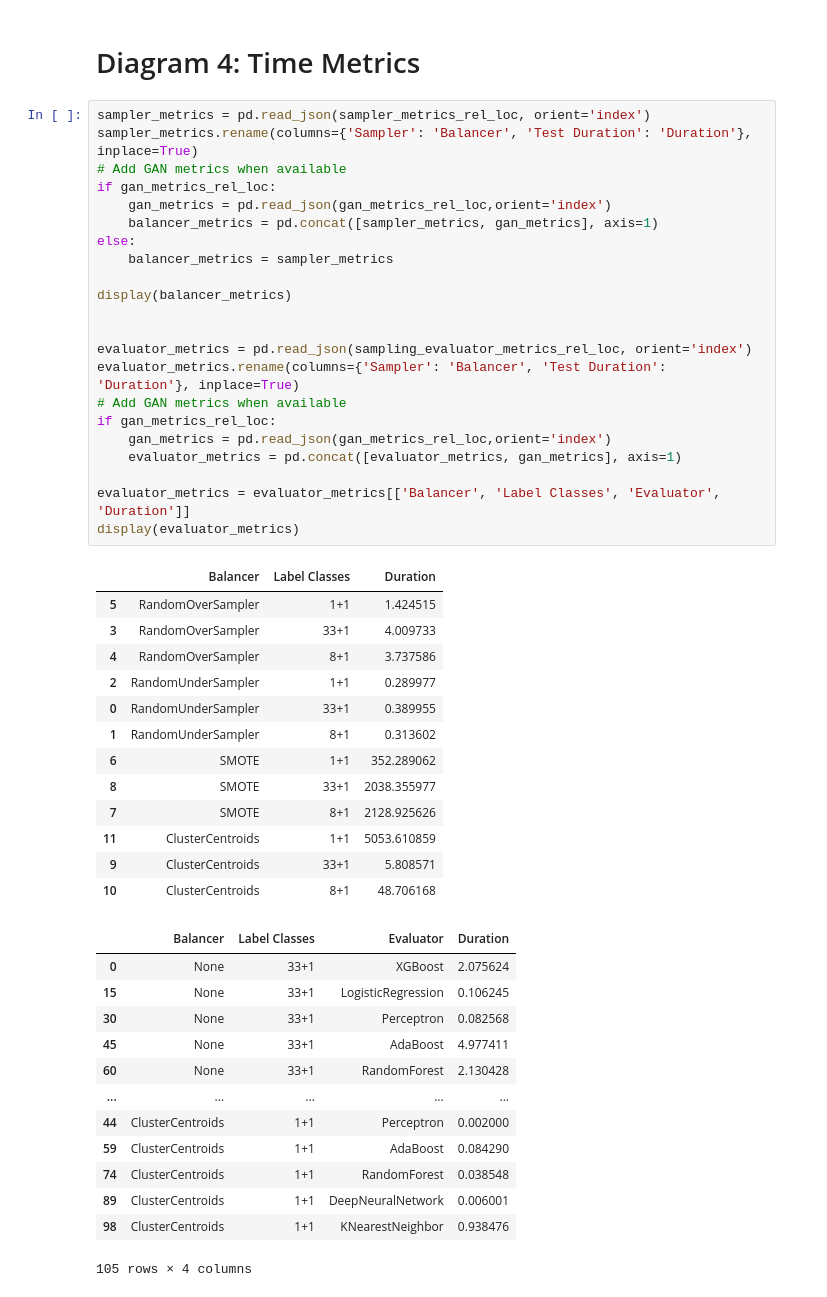
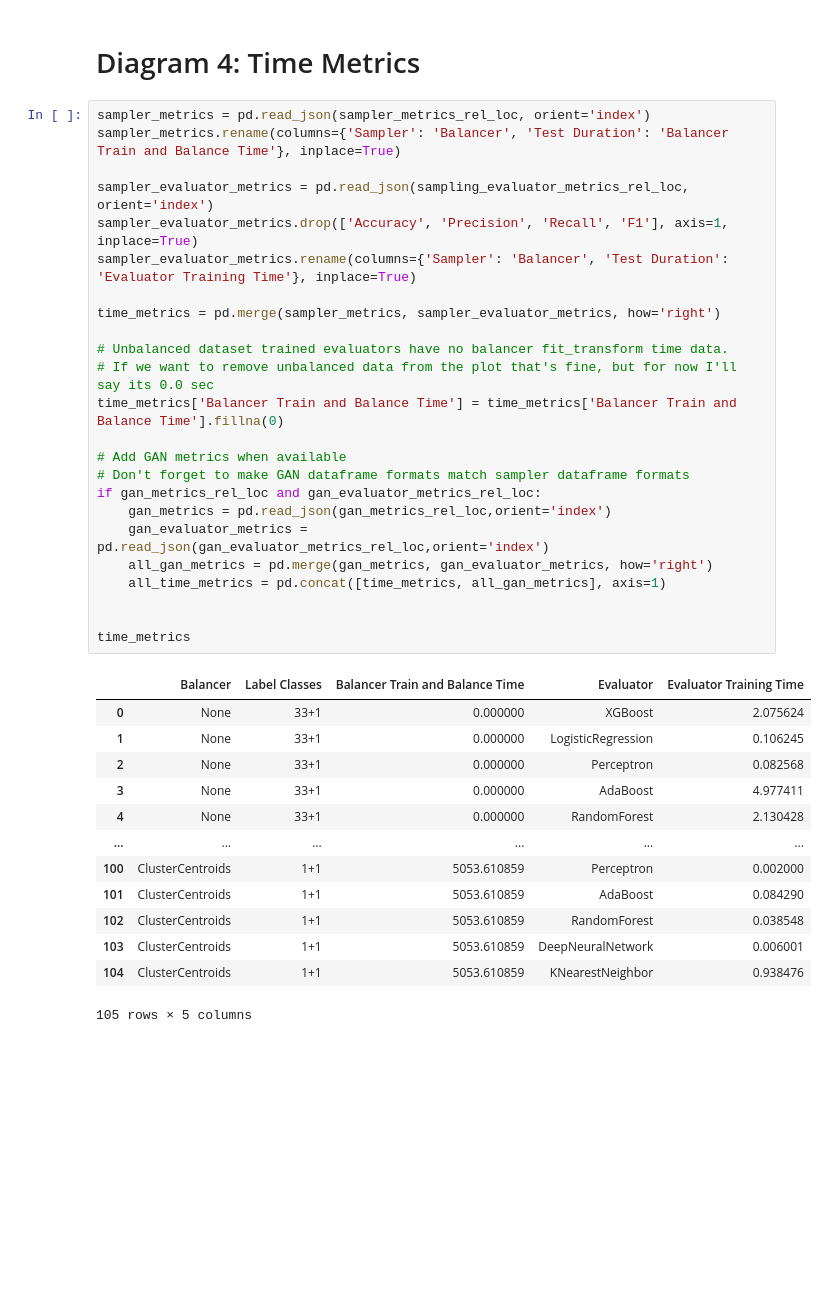
Before and after one commit to Keko787/Generating-a-Balanced-IoT-Cyber-Attack-Dataset-with-GAN-COIL-Collaboration-, a Jupyter notebook: graphs/results.ipynb, the cells around one changed output. Cells and saved outputs as stored; diff of their text form; blank space fills up the shorter version.

```diff
--- a/graphs/results.ipynb
+++ b/graphs/results.ipynb
@@ -168,50 +167,39 @@ for label_class in ['33+1', '7+1', '1+1']:
 # Diagram 4: Time Metrics
 # %%
 sampler_metrics = pd.read_json(sampler_metrics_rel_loc, orient='index')
-sampler_metrics.rename(columns={'Sampler': 'Balancer', 'Test Duration': 'Duration'}, inplace=True)
+sampler_metrics.rename(columns={'Sampler': 'Balancer', 'Test Duration': 'Balancer Train and Balance Time'}, inplace=True)
+
+sampler_evaluator_metrics = pd.read_json(sampling_evaluator_metrics_rel_loc, orient='index')
+sampler_evaluator_metrics.drop(['Accuracy', 'Precision', 'Recall', 'F1'], axis=1, inplace=True)
+sampler_evaluator_metrics.rename(columns={'Sampler': 'Balancer', 'Test Duration': 'Evaluator Training Time'}, inplace=True)
+
+time_metrics = pd.merge(sampler_metrics, sampler_evaluator_metrics, how='right')
+
+# Unbalanced dataset trained evaluators have no balancer fit_transform time data.
+# If we want to remove unbalanced data from the plot that's fine, but for now I'll say its 0.0 sec
+time_metrics['Balancer Train and Balance Time'] = time_metrics['Balancer Train and Balance Time'].fillna(0)
+
 # Add GAN metrics when available
-if gan_metrics_rel_loc:
+# Don't forget to make GAN dataframe formats match sampler dataframe formats
+if gan_metrics_rel_loc and gan_evaluator_metrics_rel_loc:
     gan_metrics = pd.read_json(gan_metrics_rel_loc,orient='index')
-    balancer_metrics = pd.concat([sampler_metrics, gan_metrics], axis=1)
-else:
-    balancer_metrics = sampler_metrics
-
-display(balancer_metrics)
+    gan_evaluator_metrics = pd.read_json(gan_evaluator_metrics_rel_loc,orient='index')
+    all_gan_metrics = pd.merge(gan_metrics, gan_evaluator_metrics, how='right')
+    all_time_metrics = pd.concat([time_metrics, all_gan_metrics], axis=1)
 
 
-evaluator_metrics = pd.read_json(sampling_evaluator_metrics_rel_loc, orient='index')
-evaluator_metrics.rename(columns={'Sampler': 'Balancer', 'Test Duration': 'Duration'}, inplace=True)
-# Add GAN metrics when available
-if gan_metrics_rel_loc:
-    gan_metrics = pd.read_json(gan_metrics_rel_loc,orient='index')
-    evaluator_metrics = pd.concat([evaluator_metrics, gan_metrics], axis=1)
-
-evaluator_metrics = evaluator_metrics[['Balancer', 'Label Classes', 'Evaluator', 'Duration']]
-display(evaluator_metrics)
+time_metrics
 # %% [output]
-|  | Balancer | Label Classes | Duration |
-| 5 | RandomOverSampler | 1+1 | 1.424515 |
-| 3 | RandomOverSampler | 33+1 | 4.009733 |
-| 4 | RandomOverSampler | 8+1 | 3.737586 |
-| 2 | RandomUnderSampler | 1+1 | 0.289977 |
-| 0 | RandomUnderSampler | 33+1 | 0.389955 |
-| 1 | RandomUnderSampler | 8+1 | 0.313602 |
-| 6 | SMOTE | 1+1 | 352.289062 |
-| 8 | SMOTE | 33+1 | 2038.355977 |
-| 7 | SMOTE | 8+1 | 2128.925626 |
-| 11 | ClusterCentroids | 1+1 | 5053.610859 |
-| 9 | ClusterCentroids | 33+1 | 5.808571 |
-| 10 | ClusterCentroids | 8+1 | 48.706168 |
+|  | Balancer | Label Classes | Balancer Train and Balance Time | Evaluator | Evaluator Training Time |
+| 0 | None | 33+1 | 0.000000 | XGBoost | 2.075624 |
+| 1 | None | 33+1 | 0.000000 | LogisticRegression | 0.106245 |
+| 2 | None | 33+1 | 0.000000 | Perceptron | 0.082568 |
+| 3 | None | 33+1 | 0.000000 | AdaBoost | 4.977411 |
+| 4 | None | 33+1 | 0.000000 | RandomForest | 2.130428 |
+| ... | ... | ... | ... | ... | ... |
+| 100 | ClusterCentroids | 1+1 | 5053.610859 | Perceptron | 0.002000 |
+| 101 | ClusterCentroids | 1+1 | 5053.610859 | AdaBoost | 0.084290 |
+| 102 | ClusterCentroids | 1+1 | 5053.610859 | RandomForest | 0.038548 |
+| 103 | ClusterCentroids | 1+1 | 5053.610859 | DeepNeuralNetwork | 0.006001 |
+| 104 | ClusterCentroids | 1+1 | 5053.610859 | KNearestNeighbor | 0.938476 |
-|  | Balancer | Label Classes | Evaluator | Duration |
-| 0 | None | 33+1 | XGBoost | 2.075624 |
-| 15 | None | 33+1 | LogisticRegression | 0.106245 |
-| 30 | None | 33+1 | Perceptron | 0.082568 |
-| 45 | None | 33+1 | AdaBoost | 4.977411 |
-| 60 | None | 33+1 | RandomForest | 2.130428 |
-| ... | ... | ... | ... | ... |
-| 44 | ClusterCentroids | 1+1 | Perceptron | 0.002000 |
-| 59 | ClusterCentroids | 1+1 | AdaBoost | 0.084290 |
-| 74 | ClusterCentroids | 1+1 | RandomForest | 0.038548 |
-| 89 | ClusterCentroids | 1+1 | DeepNeuralNetwork | 0.006001 |
-| 98 | ClusterCentroids | 1+1 | KNearestNeighbor | 0.938476 |
-105 rows × 4 columns
+105 rows × 5 columns
```
Also changed, not shown: parts of 3 cells of this notebook.
